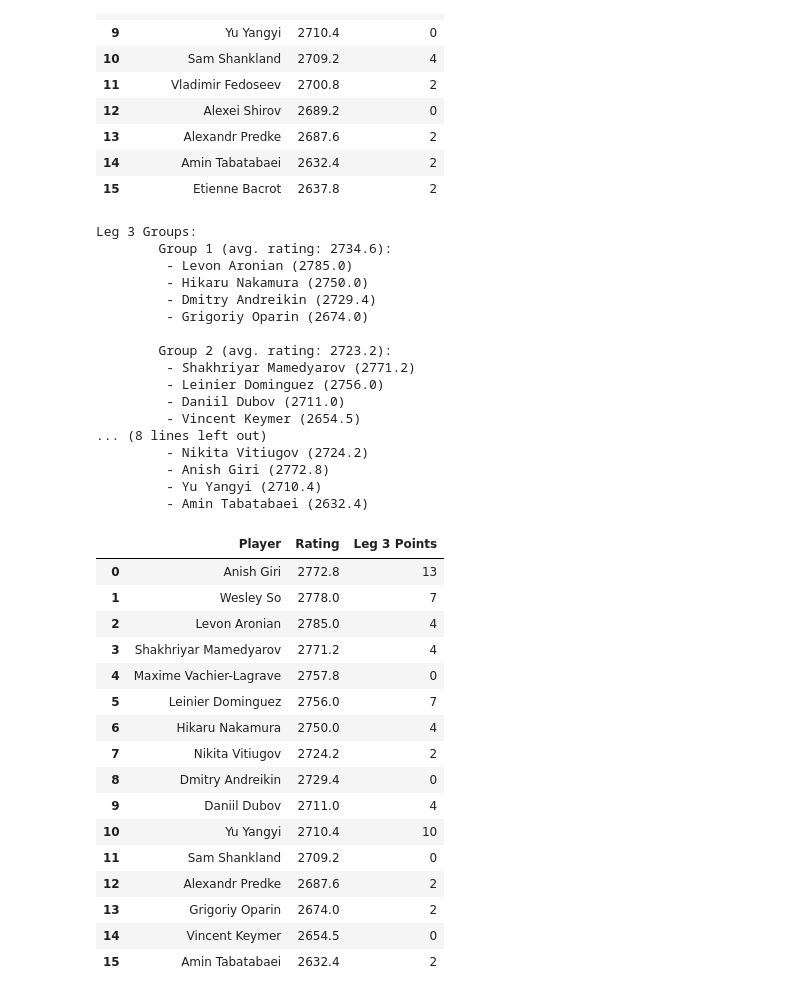
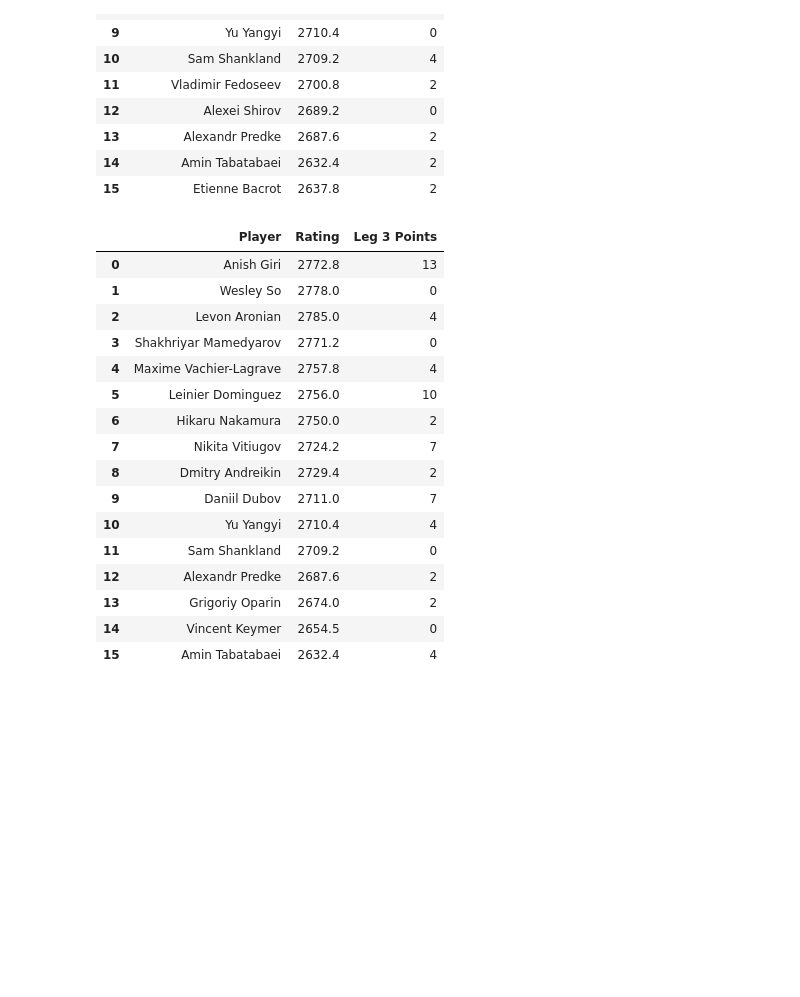
Before and after one commit to mureytasroc/grand-prix-analysis, a Jupyter notebook: grand_prix_analysis.ipynb, the cells around one changed output. Drawn from its saved outputs; the diff is of its cells as text; code cells hidden in the pictures; blank space fills up the shorter version.

Commit message:
Before leg 3 groups

```diff
--- a/grand_prix_analysis.ipynb
+++ b/grand_prix_analysis.ipynb
@@ -224,73 +224,43 @@ leg2_players_df
 # %%
 # Leg 3 (simulated)
 
 leg3_players_soup = grand_prix_soup.select(".standings_table")[8]
 headers = []
 for h in leg3_players_soup.find("tr").find_all("td"):
     title = h.text
     headers.append(title)
 leg3_players_df = pd.DataFrame(
     [[i.text for i in row.find_all("td")] for row in leg3_players_soup.find_all("tr")[1:]],
     columns=headers,
 )
 leg3_players_df["Player"] = leg3_players_df["Player"].apply(lambda n: n.replace("*", ""))
 leg3_players_df = leg3_players_df.drop(["Fed"], axis=1)
 leg3_players_df["Rating"] = leg3_players_df["Player"].apply(lambda n: name_to_rating[n])
 
 round3_elos = [float(elo) for elo in leg3_players_df["Rating"]]
 leg3_players_df["Leg 3 Points"] = pd.Series(sim_leg(round3_elos))
 
 leg3_players = leg3_players_df["Player"]
 
-leg3_groups = [[2, 6, 8, 13], [3, 5, 9, 14], [1, 4, 11, 12], [7, 0, 10, 15]]
-leg3_groups_players = [
-    [leg3_players_df.loc[idx, "Player"] for idx in group] for group in leg3_groups
-]
-
-print("Leg 3 Groups:")
-for i, group in enumerate(leg3_groups):
-    elos = [leg3_players_df["Rating"][p] for p in group]
-    print(f"\tGroup {i+1} (avg. rating: {sum(elos)/len(elos):.1f}):")
-    for gi, p in enumerate(group):
-        print(f"\t - {leg3_players_df['Player'][p]} ({elos[gi]})")
-    print("")
-
 leg3_players_df
 # %% [output]
-Leg 3 Groups:
-        Group 1 (avg. rating: 2734.6):
-         - Levon Aronian (2785.0)
-         - Hikaru Nakamura (2750.0)
-         - Dmitry Andreikin (2729.4)
-         - Grigoriy Oparin (2674.0)
-
-        Group 2 (avg. rating: 2723.2):
-         - Shakhriyar Mamedyarov (2771.2)
-         - Leinier Dominguez (2756.0)
-         - Daniil Dubov (2711.0)
-         - Vincent Keymer (2654.5)
-... (8 lines left out)
-         - Nikita Vitiugov (2724.2)
-         - Anish Giri (2772.8)
-         - Yu Yangyi (2710.4)
-         - Amin Tabatabaei (2632.4)
 |  | Player | Rating | Leg 3 Points |
 | 0 | Anish Giri | 2772.8 | 13 |
-| 1 | Wesley So | 2778.0 | 7 |
+| 1 | Wesley So | 2778.0 | 0 |
 | 2 | Levon Aronian | 2785.0 | 4 |
-| 3 | Shakhriyar Mamedyarov | 2771.2 | 4 |
-| 4 | Maxime Vachier-Lagrave | 2757.8 | 0 |
-| 5 | Leinier Dominguez | 2756.0 | 7 |
-| 6 | Hikaru Nakamura | 2750.0 | 4 |
-| 7 | Nikita Vitiugov | 2724.2 | 2 |
-| 8 | Dmitry Andreikin | 2729.4 | 0 |
-| 9 | Daniil Dubov | 2711.0 | 4 |
-| 10 | Yu Yangyi | 2710.4 | 10 |
+| 3 | Shakhriyar Mamedyarov | 2771.2 | 0 |
+| 4 | Maxime Vachier-Lagrave | 2757.8 | 4 |
+| 5 | Leinier Dominguez | 2756.0 | 10 |
+| 6 | Hikaru Nakamura | 2750.0 | 2 |
+| 7 | Nikita Vitiugov | 2724.2 | 7 |
+| 8 | Dmitry Andreikin | 2729.4 | 2 |
+| 9 | Daniil Dubov | 2711.0 | 7 |
+| 10 | Yu Yangyi | 2710.4 | 4 |
 | 11 | Sam Shankland | 2709.2 | 0 |
 | 12 | Alexandr Predke | 2687.6 | 2 |
 | 13 | Grigoriy Oparin | 2674.0 | 2 |
 | 14 | Vincent Keymer | 2654.5 | 0 |
-| 15 | Amin Tabatabaei | 2632.4 | 2 |
+| 15 | Amin Tabatabaei | 2632.4 | 4 |
 # %%
 def sim_grand_prix():
     leg3_players_df["Rating"] = leg3_players_df["Player"].apply(lambda n: name_to_rating[n])
```
Also changed, not shown: parts of 11 cells of this notebook, 1 other file.
